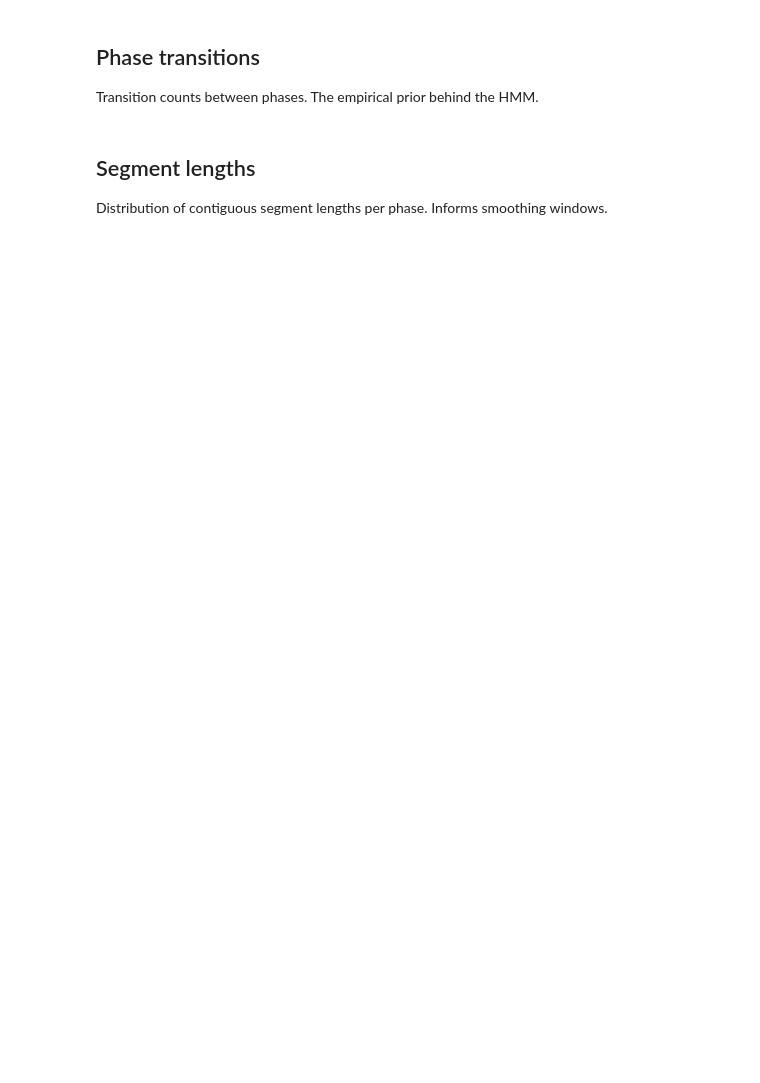
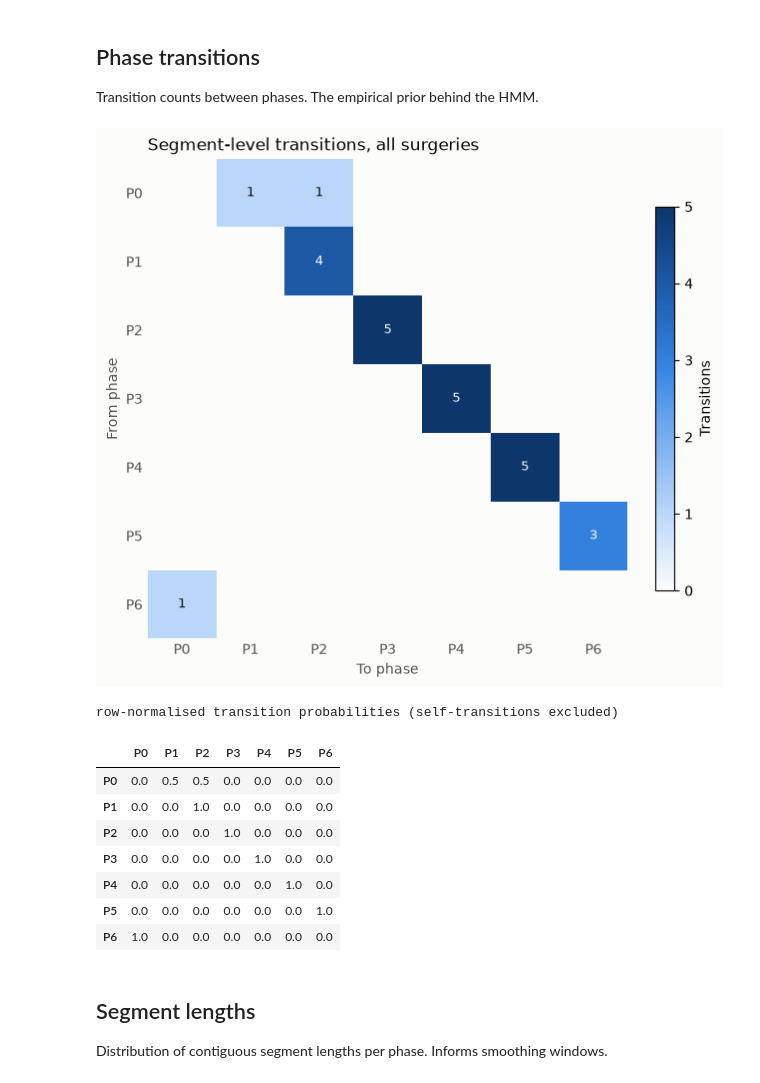
Before and after one commit to sharifbubuka/surgphase, a Jupyter notebook: notebooks/1__data_analysis.ipynb, the cells around one changed output. Drawn from its saved outputs; the diff is of its cells as text; code cells hidden in the pictures; blank space fills up the shorter version.

```diff
--- a/notebooks/1__data_analysis.ipynb
+++ b/notebooks/1__data_analysis.ipynb
@@ -127,6 +433,48 @@ Which phases appear in each surgery, how often they recur and whether the canoni
 ## Phase transitions
 
 Transition counts between phases. The empirical prior behind the HMM.
+# %%
+transitions = pd.DataFrame(0, index=phase_ids, columns=phase_ids)
+for _, group in segment_table.groupby("surgery"):
+    sequence = group.sort_values("start")["phase"].tolist()
+    for source, target in zip(sequence, sequence[1:]):
+        if source != target:
+            transitions.loc[source, target] += 1
+
+fig, ax = plt.subplots(figsize=(6.5, 5.5), layout="constrained")
+style_axes(ax)
+image = ax.imshow(transitions.to_numpy(), cmap=SEQUENTIAL, vmin=0)
+peak = max(transitions.to_numpy().max(), 1)
+for row, source in enumerate(phase_ids):
+    for column, target in enumerate(phase_ids):
+        value = transitions.loc[source, target]
+        if value:
+            ax.text(column, row, value, ha="center", va="center", fontsize=9,
+                    color=SURFACE if value > peak / 2 else INK)
+ax.set_xticks(range(len(phase_ids)), labels=phase_ids)
+ax.set_yticks(range(len(phase_ids)), labels=phase_ids)
+ax.set_xlabel("To phase")
+ax.set_ylabel("From phase")
+ax.set_title("Segment-level transitions, all surgeries", loc="left")
+for spine in ax.spines.values():
+    spine.set_visible(False)
+ax.tick_params(length=0)
+fig.colorbar(image, ax=ax, shrink=0.8, label="Transitions")
+plt.show()
+
+print("row-normalised transition probabilities (self-transitions excluded)")
+transitions.div(transitions.sum(axis=1).replace(0, np.nan), axis=0).round(2)
+# %% [output]
+[figure, added]
+row-normalised transition probabilities (self-transitions excluded)
+|  | P0 | P1 | P2 | P3 | P4 | P5 | P6 |
+| P0 | 0.0 | 0.5 | 0.5 | 0.0 | 0.0 | 0.0 | 0.0 |
+| P1 | 0.0 | 0.0 | 1.0 | 0.0 | 0.0 | 0.0 | 0.0 |
+| P2 | 0.0 | 0.0 | 0.0 | 1.0 | 0.0 | 0.0 | 0.0 |
+| P3 | 0.0 | 0.0 | 0.0 | 0.0 | 1.0 | 0.0 | 0.0 |
+| P4 | 0.0 | 0.0 | 0.0 | 0.0 | 0.0 | 1.0 | 0.0 |
+| P5 | 0.0 | 0.0 | 0.0 | 0.0 | 0.0 | 0.0 | 1.0 |
+| P6 | 1.0 | 0.0 | 0.0 | 0.0 | 0.0 | 0.0 | 0.0 |
 # %% [markdown]
 ## Segment lengths
 
```
Also changed, not shown: parts of 14 cells of this notebook.
